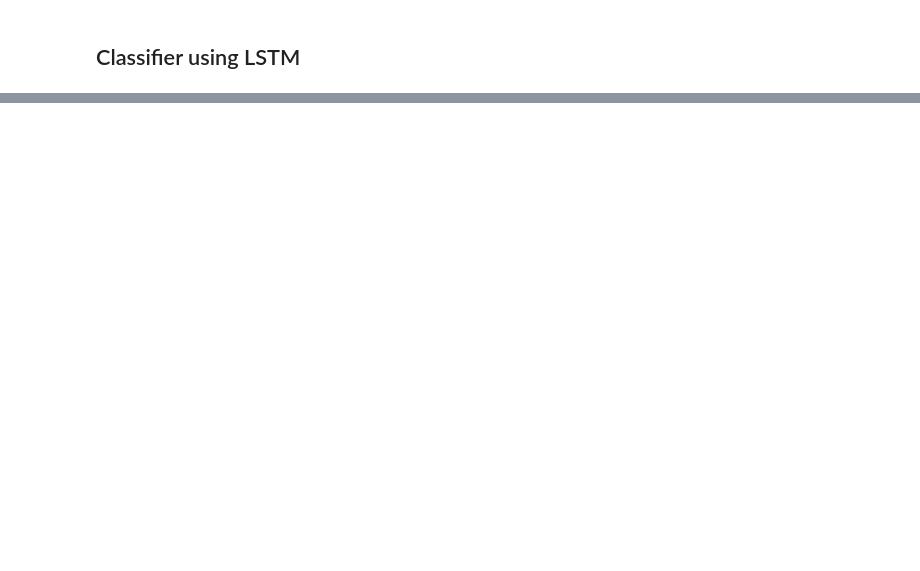
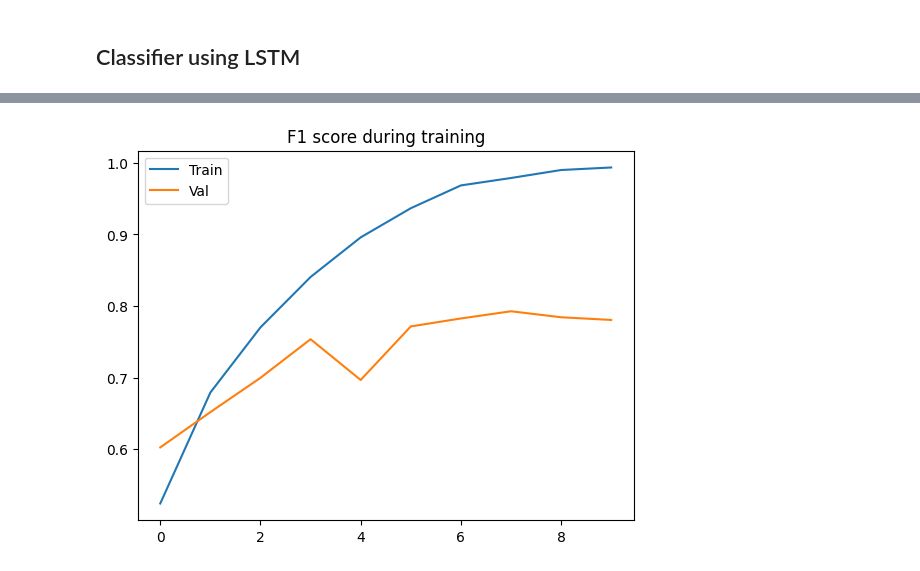
Before and after one commit to NilBiescas/NLP, a Jupyter notebook: exercises_day5/exercises5.ipynb, the cells around one changed output, grey strips where cells are left out. Drawn from its saved outputs; the diff is of its cells as text; code cells hidden in the pictures; blank space fills up the shorter version.

```diff
--- a/exercises_day5/exercises5.ipynb
+++ b/exercises_day5/exercises5.ipynb
@@ -387,0 +435,8 @@ Epoch 30 / 30, Loss: 0.0009652278968133032
+# %%
+plt.plot(train_hist["f1"], label="Train")
+plt.plot(val_hist["f1"], label="Val")
+plt.legend()
+plt.title("F1 score during training")
+plt.show()
+# %% [output]
+[figure, added]
```
Also changed, not shown: parts of 14 cells of this notebook, 1 other file.
